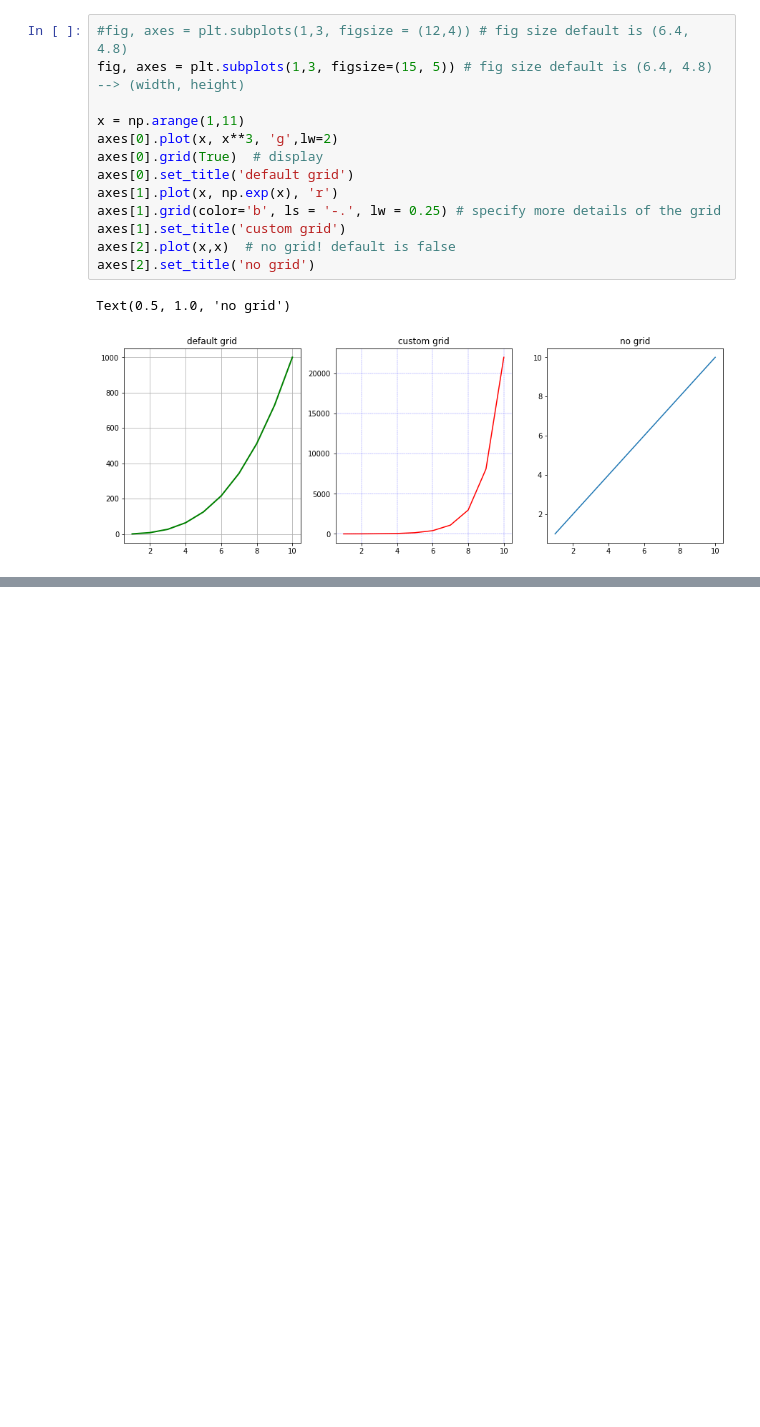
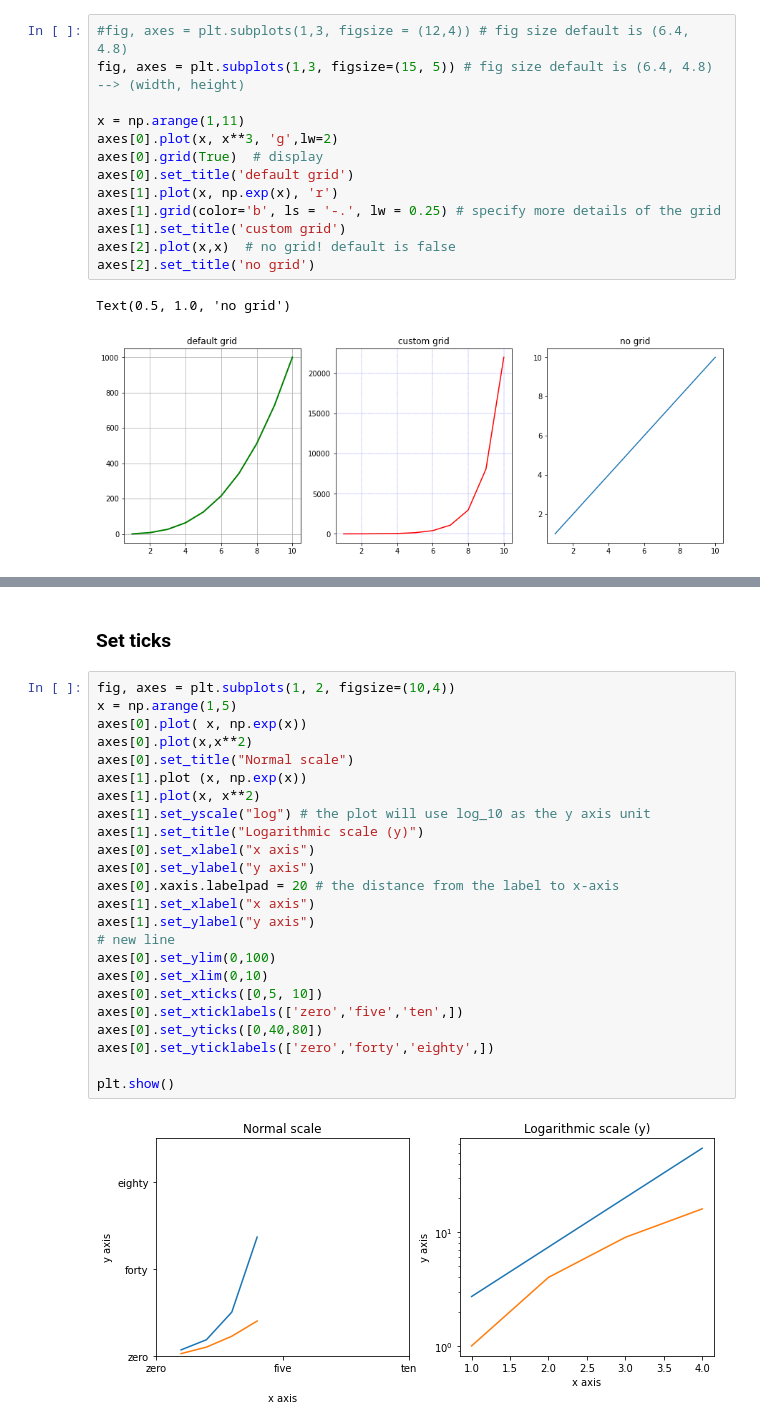
Before and after one commit to aiyuyun2015/matplotlib_tutorial, a Jupyter notebook: 2022_python_1.ipynb, the cells around one changed output, grey strips where cells are left out. Cells and saved outputs as stored; diff of their text form; blank space fills up the shorter version.

```diff
--- a/2022_python_1.ipynb
+++ b/2022_python_1.ipynb
@@ -203,0 +249,28 @@ Text(0.5, 1.0, 'no grid')
+# %% [markdown]
+### Set ticks
+# %%
+fig, axes = plt.subplots(1, 2, figsize=(10,4))
+x = np.arange(1,5)
+axes[0].plot( x, np.exp(x))
+axes[0].plot(x,x**2)
+axes[0].set_title("Normal scale")
+axes[1].plot (x, np.exp(x))
+axes[1].plot(x, x**2)
+axes[1].set_yscale("log") # the plot will use log_10 as the y axis unit
+axes[1].set_title("Logarithmic scale (y)")
+axes[0].set_xlabel("x axis")
+axes[0].set_ylabel("y axis")
+axes[0].xaxis.labelpad = 20 # the distance from the label to x-axis
+axes[1].set_xlabel("x axis")
+axes[1].set_ylabel("y axis")
+# new line
+axes[0].set_ylim(0,100)
+axes[0].set_xlim(0,10)
+axes[0].set_xticks([0,5, 10])
+axes[0].set_xticklabels(['zero','five','ten',])
+axes[0].set_yticks([0,40,80])
+axes[0].set_yticklabels(['zero','forty','eighty',])
+
+plt.show()
+# %% [output]
+[figure, added]
```
Also changed, not shown: parts of 8 cells of this notebook.
